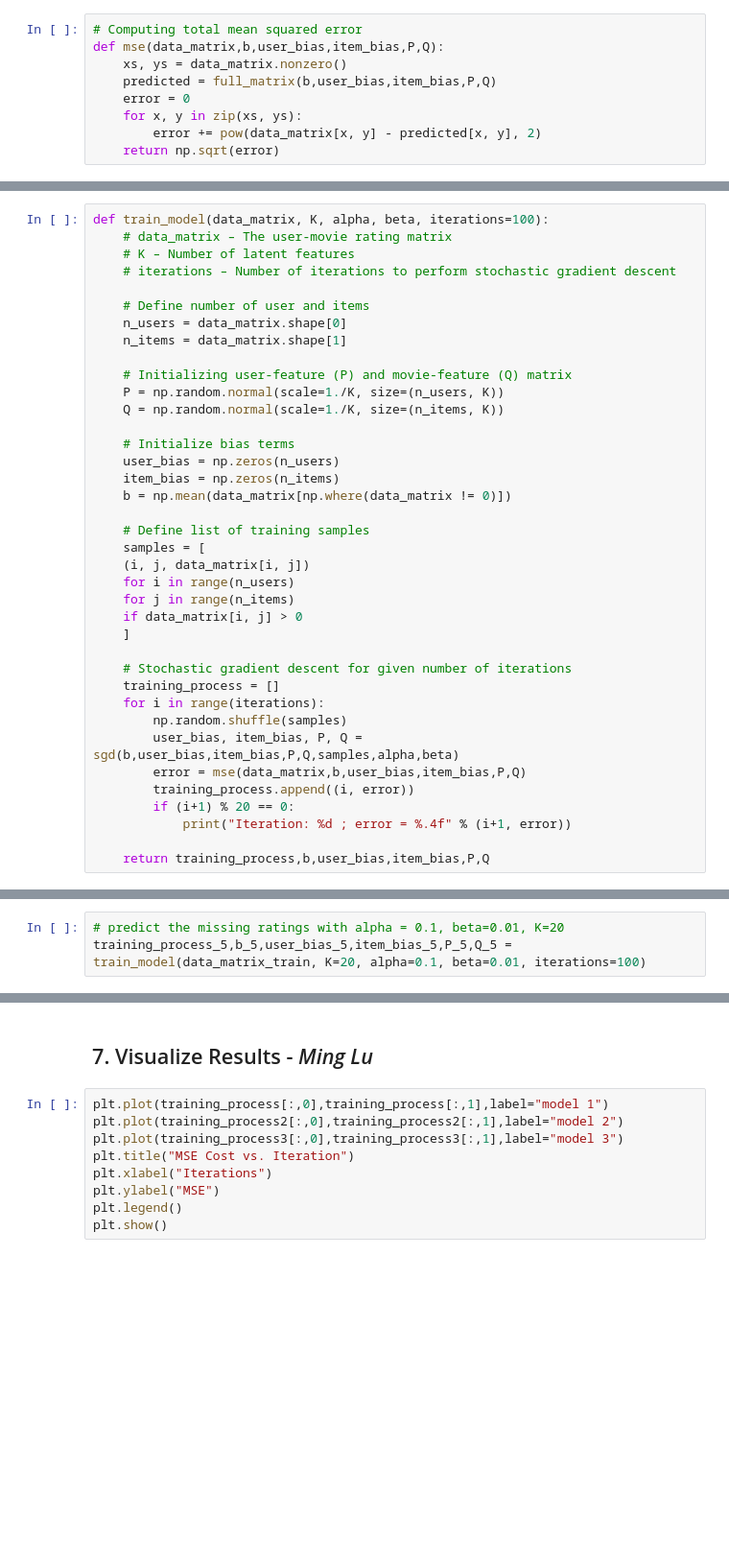
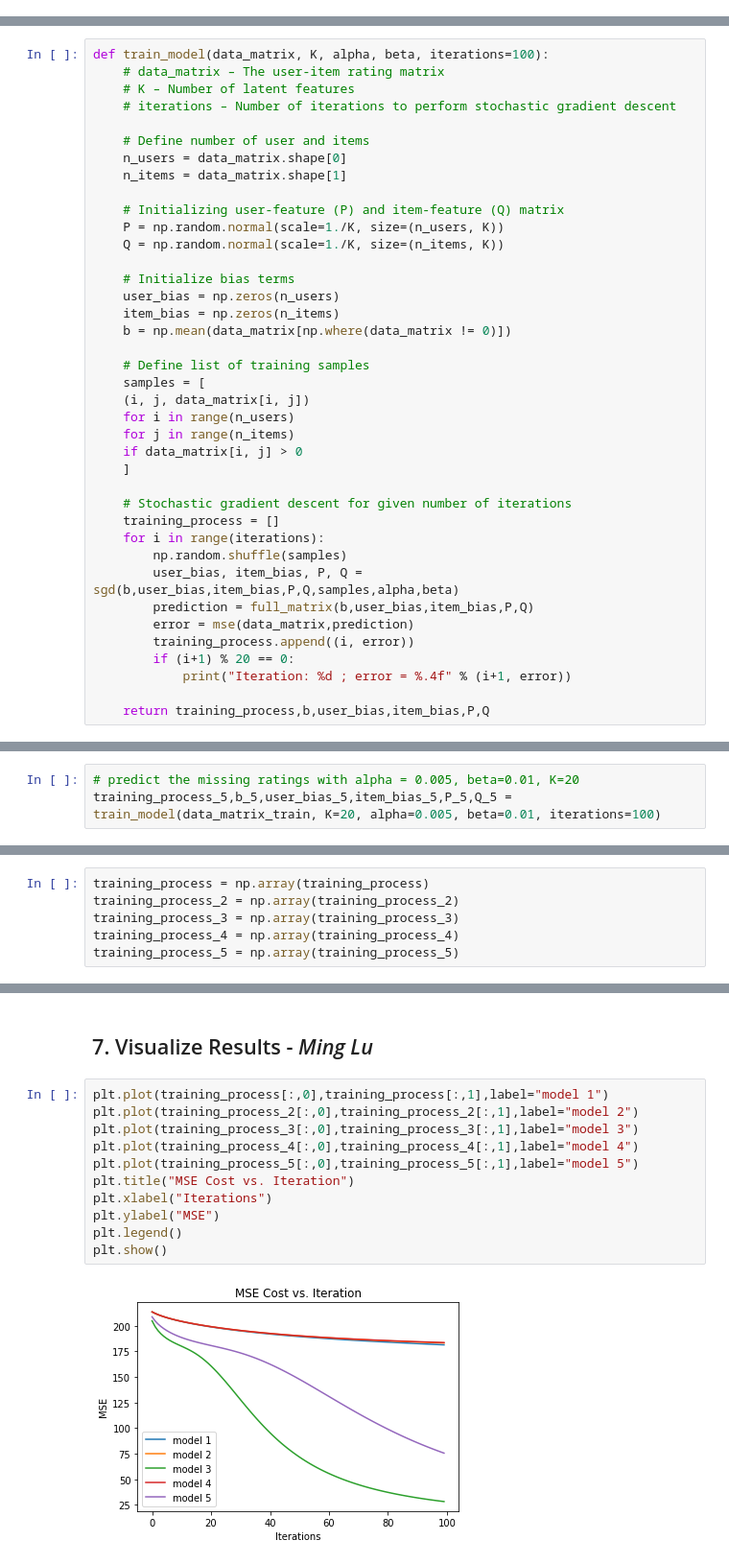
Before and after one commit to jtsou/Amazon-Recommendation-Engine, a Jupyter notebook: ISYE_6740.ipynb, the cells around one changed output, grey strips where cells are left out. Shown at 96% size. Cells and saved outputs as stored; diff of their text form; blank space fills up the shorter version.

```diff
--- a/ISYE_6740.ipynb
+++ b/ISYE_6740.ipynb
@@ -174,15 +200,6 @@ def full_matrix(b,user_bias,item_bias,P,Q):
 def get_rating(b,user_bias,item_bias,P,Q,i,j):
     prediction = b + user_bias[i] + item_bias[j] + P[i, :].dot(Q[j, :].T)
     return prediction
-# %%
-# Computing total mean squared error
-def mse(data_matrix,b,user_bias,item_bias,P,Q):
-    xs, ys = data_matrix.nonzero()
-    predicted = full_matrix(b,user_bias,item_bias,P,Q)
-    error = 0
-    for x, y in zip(xs, ys):
-        error += pow(data_matrix[x, y] - predicted[x, y], 2)
-    return np.sqrt(error)
 # %%
 # Stochastic gradient descent to get optimized P and Q matrix
 def sgd(b,user_bias,item_bias,P,Q,samples,alpha,beta):
@@ -204,7 +221,7 @@ def sgd(b,user_bias,item_bias,P,Q,samples,alpha,beta):
 ## 5. Build training function - *Jonhua Qin*
 # %%
 def train_model(data_matrix, K, alpha, beta, iterations=100):
-    # data_matrix – The user-movie rating matrix
+    # data_matrix – The user-item rating matrix
     # K – Number of latent features
     # iterations – Number of iterations to perform stochastic gradient descent
 
@@ -212,7 +229,7 @@ def train_model(data_matrix, K, alpha, beta, iterations=100):
     n_users = data_matrix.shape[0]
     n_items = data_matrix.shape[1]
 
-    # Initializing user-feature (P) and movie-feature (Q) matrix
+    # Initializing user-feature (P) and item-feature (Q) matrix
     P = np.random.normal(scale=1./K, size=(n_users, K))
     Q = np.random.normal(scale=1./K, size=(n_items, K))
 
@@ -234,7 +251,8 @@ def train_model(data_matrix, K, alpha, beta, iterations=100):
     for i in range(iterations):
         np.random.shuffle(samples)
         user_bias, item_bias, P, Q = sgd(b,user_bias,item_bias,P,Q,samples,alpha,beta)
-        error = mse(data_matrix,b,user_bias,item_bias,P,Q)
+        prediction = full_matrix(b,user_bias,item_bias,P,Q)
+        error = mse(data_matrix,prediction)
         training_process.append((i, error))
         if (i+1) % 20 == 0:
             print("Iteration: %d ; error = %.4f" % (i+1, error))
@@ -257,3 +299,3 @@ training_process_4,b_4,user_bias_4,item_bias_4,P_4,Q_4 = train_model(data_matrix
 # %%
-# predict the missing ratings with alpha = 0.1, beta=0.01, K=20
-training_process_5,b_5,user_bias_5,item_bias_5,P_5,Q_5 = train_model(data_matrix_train, K=20, alpha=0.1, beta=0.01, iterations=100)
+# predict the missing ratings with alpha = 0.005, beta=0.01, K=20
+training_process_5,b_5,user_bias_5,item_bias_5,P_5,Q_5 = train_model(data_matrix_train, K=20, alpha=0.005, beta=0.01, iterations=100)
@@ -265,13 +345,23 @@ prediction = np.around(full_matrix(b,user_bias,item_bias,P,Q),0)
+# %%
+training_process = np.array(training_process)
+training_process_2 = np.array(training_process_2)
+training_process_3 = np.array(training_process_3)
+training_process_4 = np.array(training_process_4)
+training_process_5 = np.array(training_process_5)
 # %% [markdown]
 Validate the prediction results with the test dataset - **to be completed**
 # %% [markdown]
 ## 7. Visualize Results - *Ming Lu*
 # %%
 plt.plot(training_process[:,0],training_process[:,1],label="model 1")
-plt.plot(training_process2[:,0],training_process2[:,1],label="model 2")
-plt.plot(training_process3[:,0],training_process3[:,1],label="model 3")
+plt.plot(training_process_2[:,0],training_process_2[:,1],label="model 2")
+plt.plot(training_process_3[:,0],training_process_3[:,1],label="model 3")
+plt.plot(training_process_4[:,0],training_process_4[:,1],label="model 4")
+plt.plot(training_process_5[:,0],training_process_5[:,1],label="model 5")
 plt.title("MSE Cost vs. Iteration")
 plt.xlabel("Iterations")
 plt.ylabel("MSE")
 plt.legend()
 plt.show()
+# %% [output]
+[figure, added]
```
Also changed, not shown: parts of 43 cells of this notebook.
